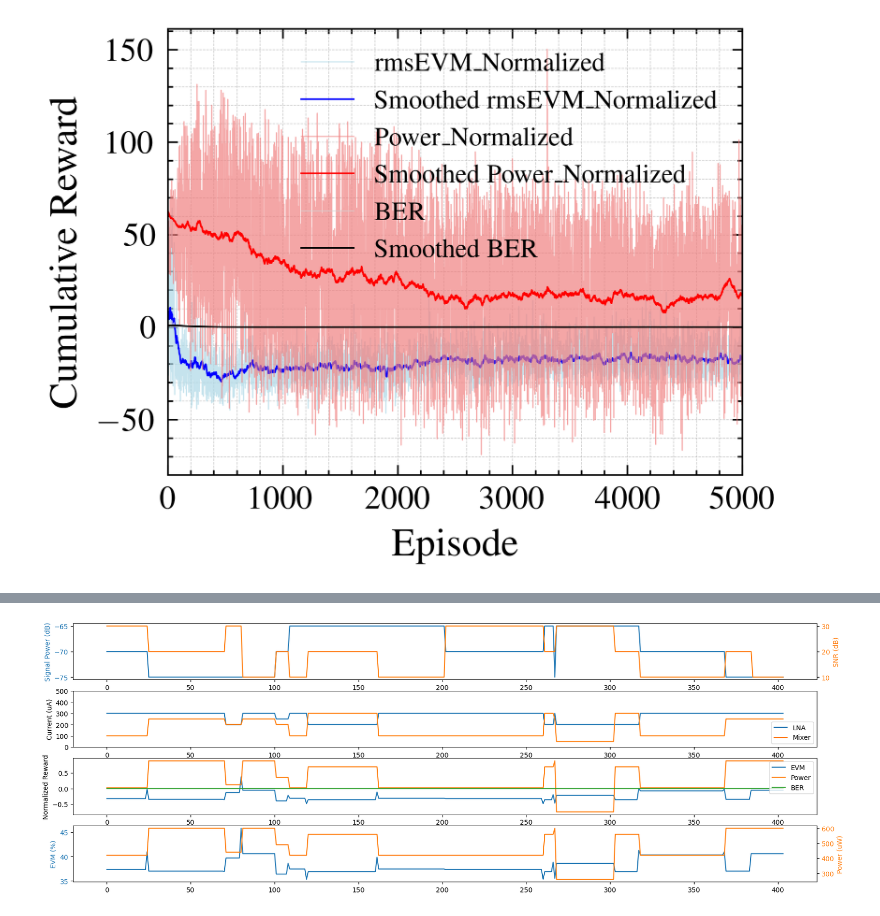
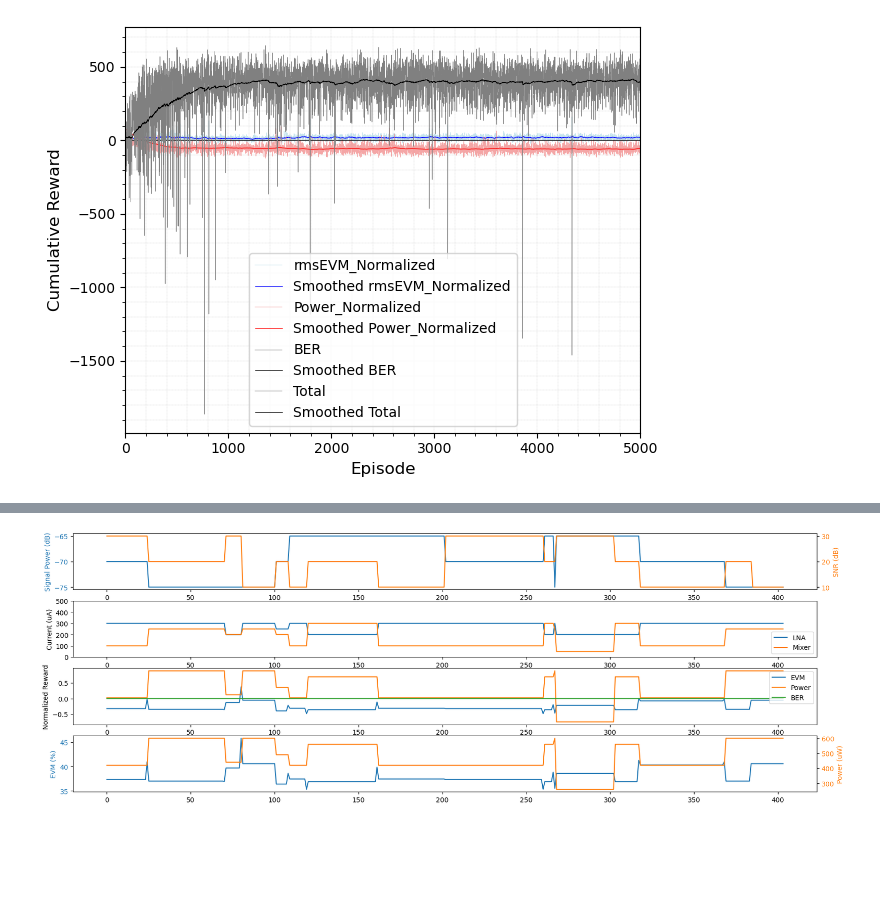
Before and after one commit to AbdiMohammad/RadioRTML_DQN, a Jupyter notebook: dqn.ipynb, the cells around one changed output, grey strips where cells are left out. Saved outputs shown, nothing was run; the diff lists cells and outputs as text; code cells hidden in the pictures; blank space fills up the shorter version.

```diff
--- a/dqn.ipynb
+++ b/dqn.ipynb
@@ -19,8 +19,8 @@ import torch.nn.functional as F
 
 from dataset import rf_env
 
-dataset_dir = "/media/mohammad/Data/datasets/radiortml/DataCollection0/"
-save_dir = "experiments/experiment_1"
+dataset_dir = "../dataset/DataCollection0/"
+save_dir = "experiments/experiment_3"
 
 env = rf_env(dataset_dir)
 pathlib.Path(save_dir).mkdir(parents=True, exist_ok=True)
@@ -256,7 +256,8 @@ for i_episode in range(num_episodes):
                         'Power': 0,
                         'BER': 0,
                         'rmsEVM_Normalized': 0,
-                        'Power_Normalized': 0}
+                        'Power_Normalized': 0,
+                        'BER_Normalized': 0}
 
     for t in count():
         # print(state.shape)
@@ -333,42 +334,47 @@ def smooth_data(data, smoothing_factor=0.9):
 
 import scienceplots
 import numpy as np
-plt.style.use(['science','ieee'])
+# plt.style.use(['science','ieee'])
+plt.style.use('default')
 
 # Smooth the data
 rmsEVM_Normalized_smooth = smooth_data(cumulative_rewards['rmsEVM_Normalized'], 0.95)
 Power_Normalized_smooth = smooth_data(cumulative_rewards['Power_Normalized'], 0.99)
 BER_smooth = smooth_data(cumulative_rewards['BER'], 0.99)
+Total_smooth = smooth_data(cumulative_rewards['Total'], 0.99)
 
 # Set up the figure
 plt.figure()
 
 plt.plot(cumulative_rewards['rmsEVM_Normalized'], label="rmsEVM_Normalized", linestyle="-", color="lightblue", linewidth=0.3, alpha=0.7)
 plt.plot(rmsEVM_Normalized_smooth, label="Smoothed rmsEVM_Normalized", linestyle="-", color="blue", linewidth=0.5)
 
 plt.plot(cumulative_rewards['Power_Normalized'], label="Power_Normalized", linestyle="-", color="lightcoral", linewidth=0.3, alpha=0.7)
 plt.plot(Power_Normalized_smooth, label="Smoothed Power_Normalized", linestyle="-", color="red", linewidth=0.5)
 
-plt.plot(cumulative_rewards['BER'], label="BER", linestyle="-", color="lightgray", linewidth=0.3, alpha=0.7)
+plt.plot(cumulative_rewards['BER'], label="BER", linestyle="-", color="gray", linewidth=0.3, alpha=1)
 plt.plot(BER_smooth, label="Smoothed BER", linestyle="-", color="black", linewidth=0.5)
+
+plt.plot(cumulative_rewards['Total'], label="Total", linestyle="-", color="gray", linewidth=0.3, alpha=1)
+plt.plot(Total_smooth, label="Smoothed Total", linestyle="-", color="black", linewidth=0.5)
 
 # Labels, title, and legend
 plt.xlabel("Episode", fontsize=12)
 plt.ylabel("Cumulative Reward", fontsize=12)
 plt.legend(loc="best")
 
 # Grid and aesthetic adjustments
 plt.grid(visible=True, which='both', linestyle='--', linewidth=0.2, alpha=0.7)
 plt.minorticks_on()  # Show minor ticks
 plt.tick_params(axis='both', which='major', labelsize=10)
 
 plt.xlim([0, 5000])
 
 # Save and show
 plt.tight_layout()
 plt.show()
 # %% [output]
-[figure, old version]
+[figure, new version]
 # %%
 # %%
 torch.save(cumulative_rewards, os.path.join(save_dir, "train_cumulative_rewards.pt"))
```
Also changed, not shown: parts of 3 cells of this notebook, 5 other files.
